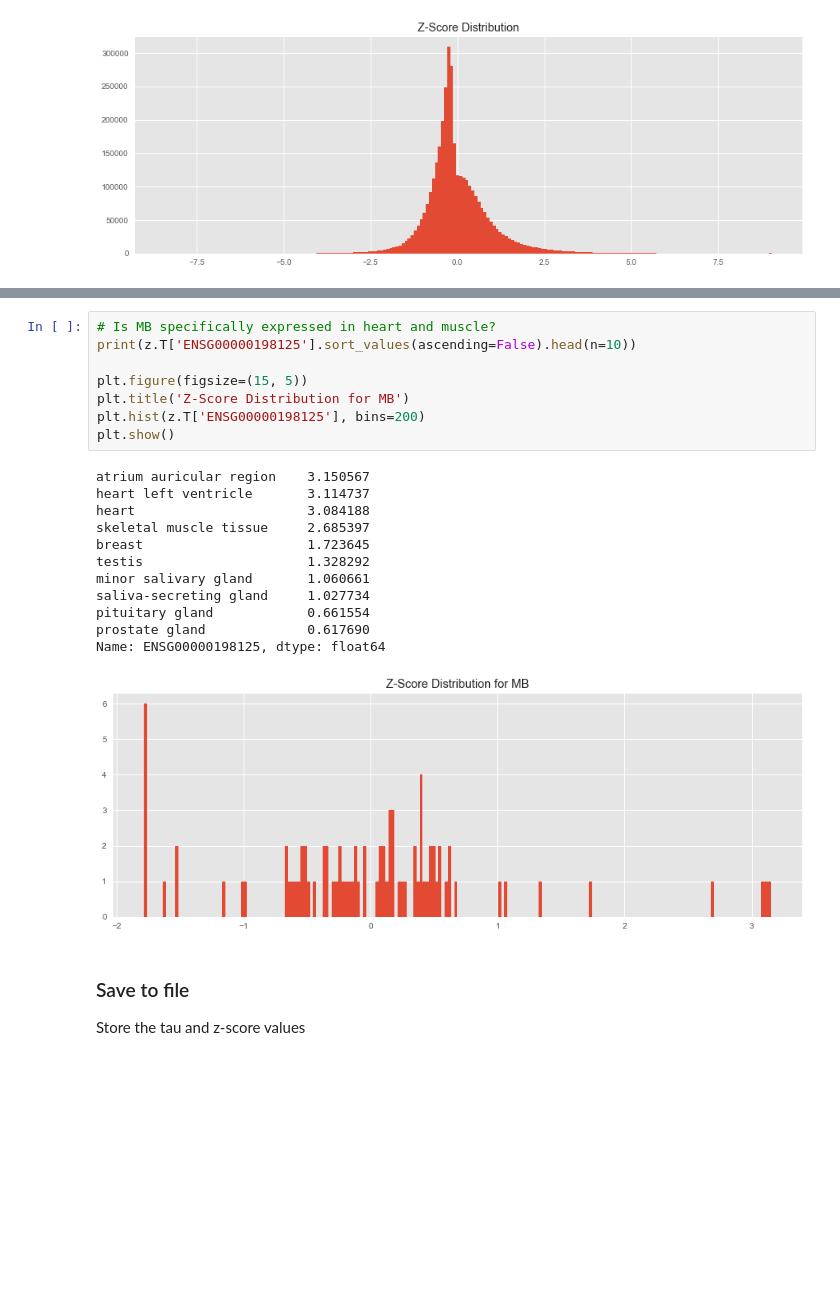
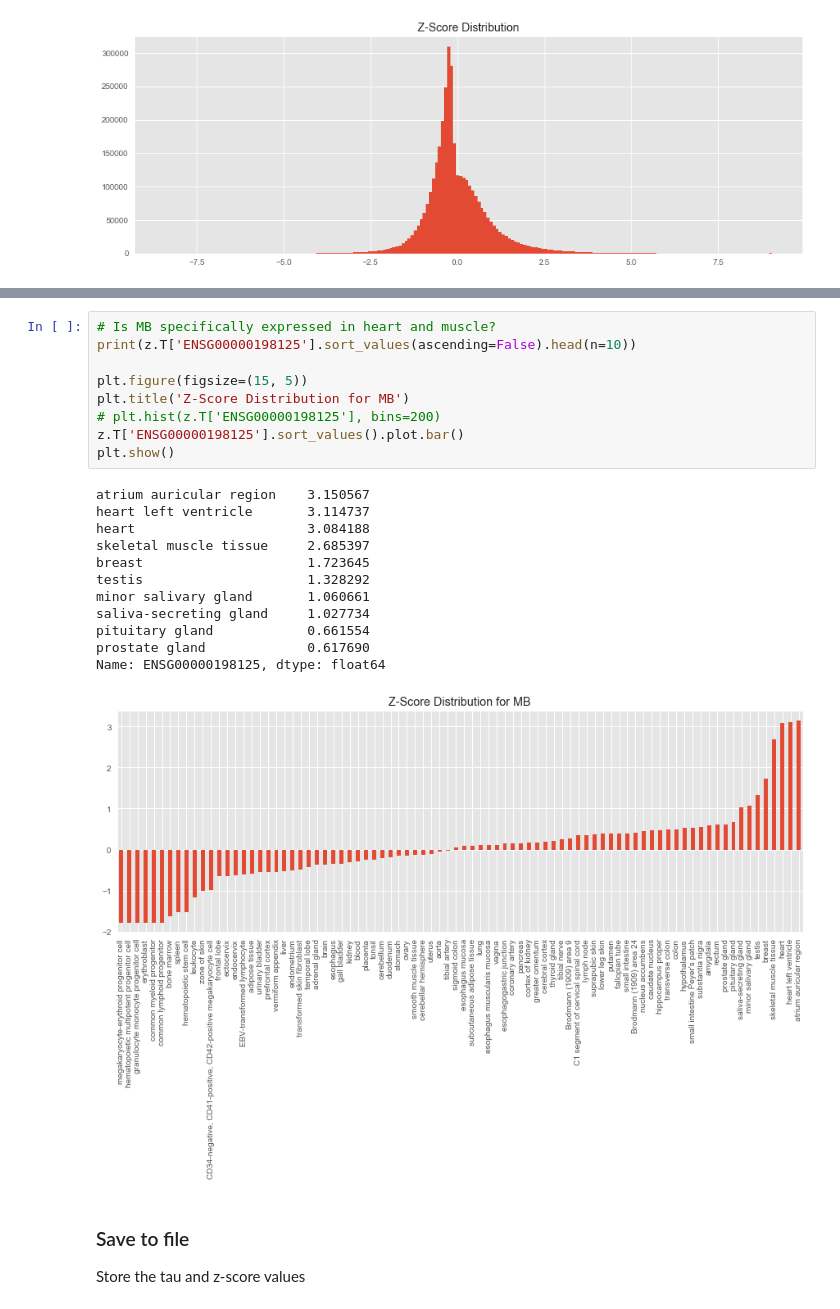
Before and after one commit to opentargets-archive/expression_analysis, a Jupyter notebook: rna_expression_analysis.ipynb, the cells around one changed output, grey strips where cells are left out. Cells and saved outputs as stored; diff of their text form; blank space fills up the shorter version.

```diff
--- a/rna_expression_analysis.ipynb
+++ b/rna_expression_analysis.ipynb
@@ -328,24 +329,25 @@ Name: ENSG00000197430, dtype: float64
 # %%
 # Is MB specifically expressed in heart and muscle?
 print(z.T['ENSG00000198125'].sort_values(ascending=False).head(n=10))
 
 plt.figure(figsize=(15, 5))
 plt.title('Z-Score Distribution for MB')
-plt.hist(z.T['ENSG00000198125'], bins=200)
+# plt.hist(z.T['ENSG00000198125'], bins=200)
+z.T['ENSG00000198125'].sort_values().plot.bar()
 plt.show()
 # %% [output]
 atrium auricular region    3.150567
 heart left ventricle       3.114737
 heart                      3.084188
 skeletal muscle tissue     2.685397
 breast                     1.723645
 testis                     1.328292
 minor salivary gland       1.060661
 saliva-secreting gland     1.027734
 pituitary gland            0.661554
 prostate gland             0.617690
 Name: ENSG00000198125, dtype: float64
-[figure, old version]
+[figure, new version]
 # %% [markdown]
 ### Save to file
 Store the tau and z-score values
```
Also changed, not shown: parts of 2 cells of this notebook.
